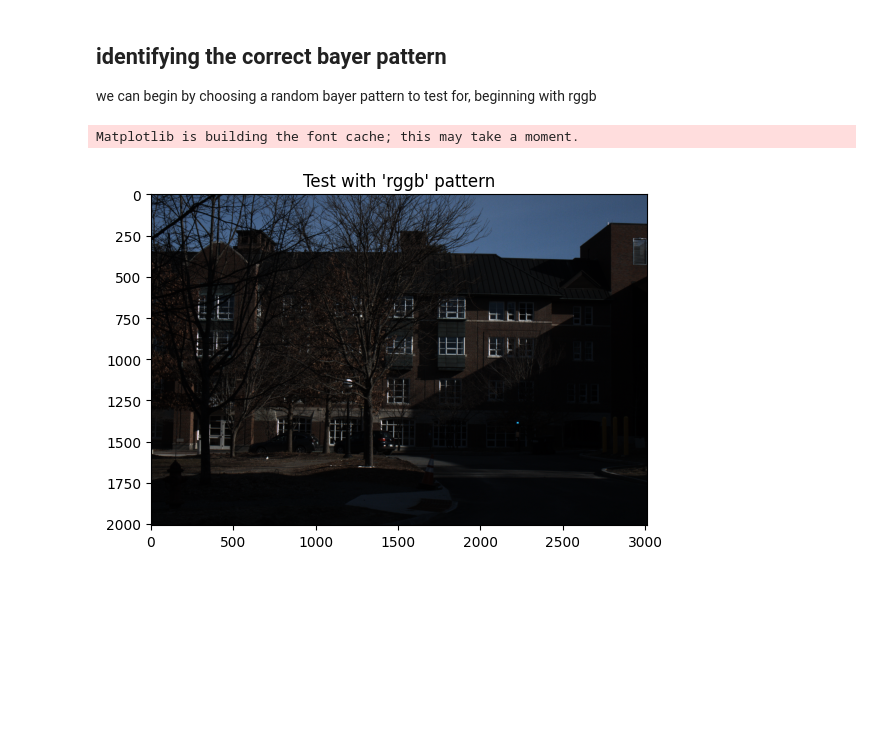
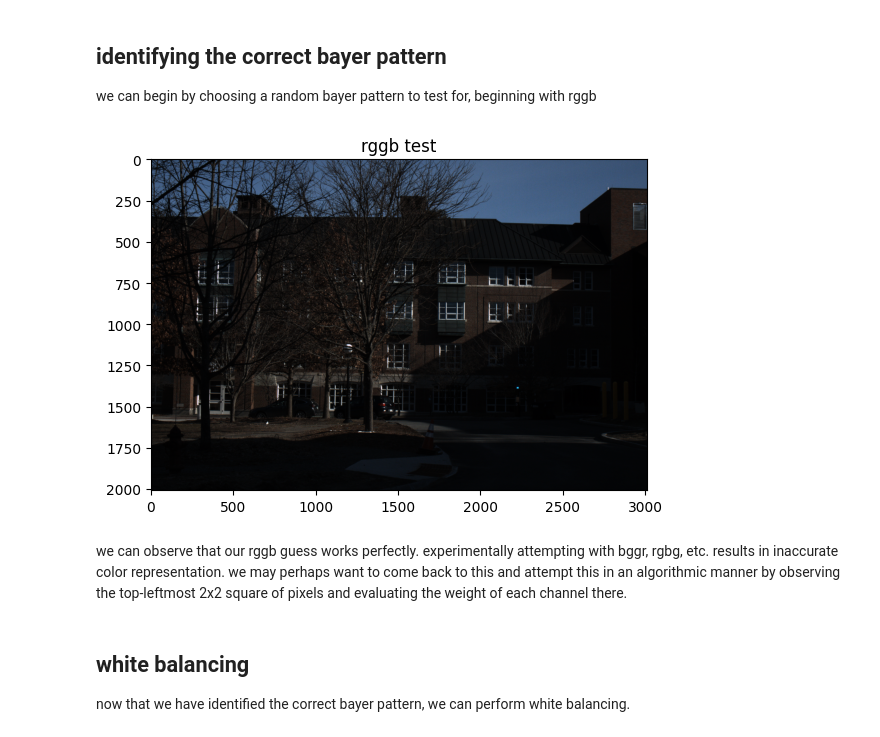
Before and after one commit to prestofuoco/ucr, a Jupyter notebook: ee260/homework1/code/sections/problem1/processing.ipynb, the cells around one changed output. Drawn from its saved outputs; the diff is of its cells as text; code cells hidden in the pictures; blank space fills up the shorter version.

Commit message:
begin white balancing

```diff
--- a/ee260/homework1/code/sections/problem1/processing.ipynb
+++ b/ee260/homework1/code/sections/problem1/processing.ipynb
@@ -46,31 +46,34 @@ we can begin by choosing a random bayer pattern to test for, beginning with rggb
 # %%
 import matplotlib.pyplot as plt
 
-# 1. Separate channels based on the 'rggb' pattern guess
-red_channel = image[0::2, 0::2]
-green_channel1 = image[0::2, 1::2]
-green_channel2 = image[1::2, 0::2]
-blue_channel = image[1::2, 1::2]
+# 1. guessing a standard rggb
+red = image[0::2, 0::2]
+green1 = image[0::2, 1::2]
+green2 = image[1::2, 0::2]
+blue = image[1::2, 1::2]
+# this is where red is top left, green1 is top right,
+# green2 is bottom left, blue is bottom right
 
-# It's common to average the two green channels
-green_channel = (green_channel1 + green_channel2) / 2
+# averaging green
+green = (green1 + green2) / 2
 
-# 2. Apply white balancing using your recorded values
-red_channel = red_channel * r_scale
-# g_scale is 1.0, so no change needed for green
-blue_channel = blue_channel * b_scale
+# white balancing
+red = red * r_scale
+green = green * g_scale
+blue = blue * b_scale
 
-# 3. Create the temporary RGB image for viewing
-# The PDF hints at using np.dstack for this [cite: 259]
-rgb_test_image = np.dstack((red_channel, green_channel, blue_channel))
-
-# 4. Clip values to be safe for viewing
+# using dstack and clip to create the image
+rgb_test_image = np.dstack((red, green, blue))
 rgb_test_image = np.clip(rgb_test_image, 0, 1)
 
-# 5. Display the result (e.g., using matplotlib)
+# 5. displaying
 plt.imshow(rgb_test_image)
-plt.title("Test with 'rggb' pattern")
+plt.title("rggb test")
 plt.show()
 # %% [output]
-Matplotlib is building the font cache; this may take a moment.
-[figure, old version]
+[figure, new version]
+# %% [markdown]
+we can observe that our rggb guess works perfectly. experimentally attempting with bggr, rgbg, etc. results in inaccurate color representation. we may perhaps want to come back to this and attempt this in an algorithmic manner by observing the top-leftmost 2x2 square of pixels and evaluating the weight of each channel there.
+# %% [markdown]
+## white balancing
+now that we have identified the correct bayer pattern, we can perform white balancing.
```
